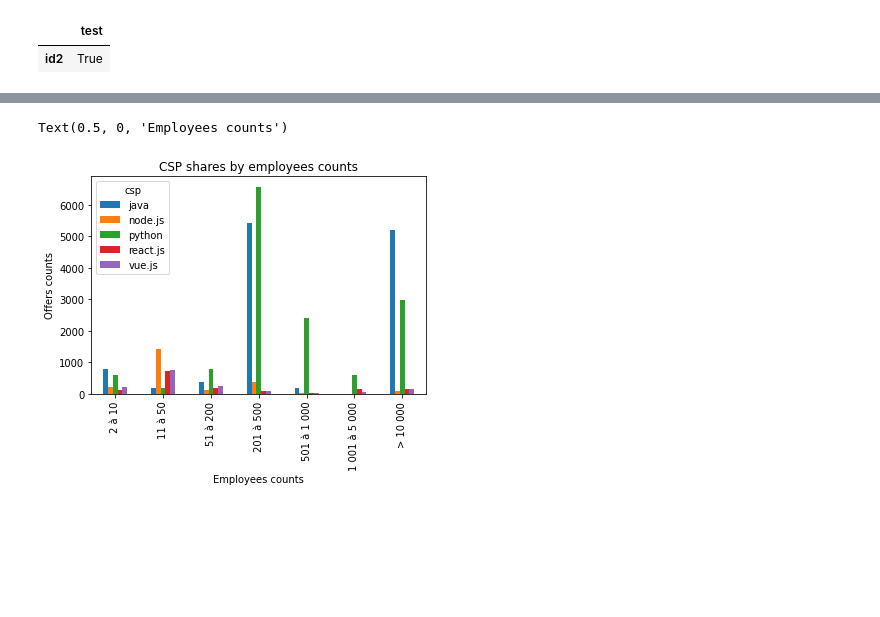
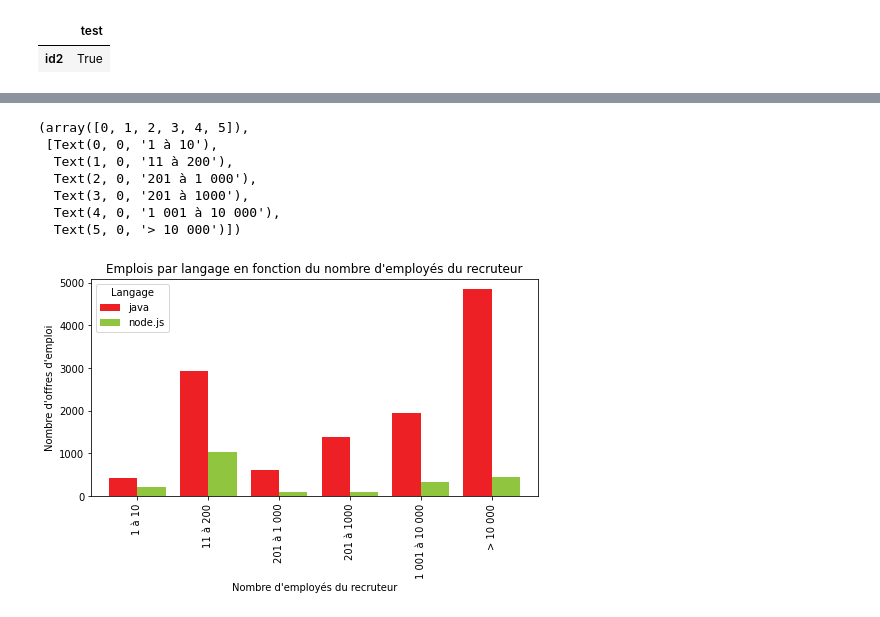
Before and after one commit to romainfd/indeed_scraper, a Jupyter notebook: Offers analysis.ipynb, the cells around one changed output, grey strips where cells are left out. Cells and saved outputs as stored; diff of their text form; code cells hidden in the pictures; blank space fills up the shorter version.

```diff
--- a/Offers analysis.ipynb
+++ b/Offers analysis.ipynb
@@ -72,8 +72,19 @@ df
 is_own = df.company.isin(["AWS EMEA SARL (France Branch)", "Scaleway"])
 df = df[~is_own]
 
-# Keep only tech
-df = df[df.techno]
+tech = True
+
+if tech:
+    # Keep only tech
+    df = df[df.techno]
+    df = df[df.csp != 'python']
+    bar_colors = ['#ED2026', '#8FC53F', '#FECF3B']
+    cat = 'Langage'
+else:
+    # Keep only NON-tech
+    df = df[~df.techno]
+    bar_colors = ['#FF9A01', '#008AD7', '#D14236', '#4F059A']
+    cat = 'Fournisseur'
 # %%
 df_by_csp = df.groupby('csp')['employees'].value_counts().unstack(0)
 df_by_csp
@@ -111,0 +117,18 @@ df_by_csp
+# %%
+# To make plots easier to investigate -> group categories
+cat_map = {
+    '1': '1 à 10',
+    '2 à 10': '1 à 10',
+    '11 à 50': '11 à 200',
+    '51 à 200': '11 à 200',
+    '201 à 500': '201 à 1000',
+    '501 à 1 000': '201 à 1 000',
+    '1 001 à 5 000': '1 001 à 10 000',
+    '5 001 à 10 000': '1 001 à 10 000',
+    '> 10 000': '> 10 000'
+}
+df_by_csp['employees_group'] = df_by_csp.index.to_series().apply(lambda x: cat_map[x])
+df_by_csp = df_by_csp.set_index('employees_group').groupby('employees_group').sum()
+key = df_by_csp.index.map(empToInt)
+df_by_csp = df_by_csp.iloc[key.argsort()]
+df_by_csp
@@ -114,13 +146,20 @@ df_by_csp
 # -> which SHARE of each markets are companies owning?
 # (mainly big companies are gonna appear as they own the market)
 # %%
-df_by_csp.plot(kind='bar')
-plt.title('CSP shares by employees counts')
-plt.ylabel('Offers counts')
-plt.xlabel('Employees counts')
+df_by_csp.rename_axis(cat, axis="columns").plot(kind='bar', figsize=(8, 4), width=.8, color=bar_colors)
+plt.title(f"Emplois par {cat.lower()} en fonction du nombre d'employés du recruteur")
+plt.ylabel("Nombre d'offres d'emploi")
+plt.xlabel("Nombre d'employés du recruteur")
+plt.xticks(rotation=90)
 # %% [output]
-Text(0.5, 0, 'Employees counts')
+(array([0, 1, 2, 3, 4, 5]),
+ [Text(0, 0, '1 à 10'),
+  Text(1, 0, '11 à 200'),
+  Text(2, 0, '201 à 1 000'),
+  Text(3, 0, '201 à 1000'),
+  Text(4, 0, '1 001 à 10 000'),
+  Text(5, 0, '> 10 000')])
-[figure, old version]
+[figure, new version]
 # %%
 # Building relative version of the plot for easier comparison
 # -> where is each company FOCUSING / which companies are its targets?
```
Also changed, not shown: parts of 8 cells of this notebook, 8 other files.
